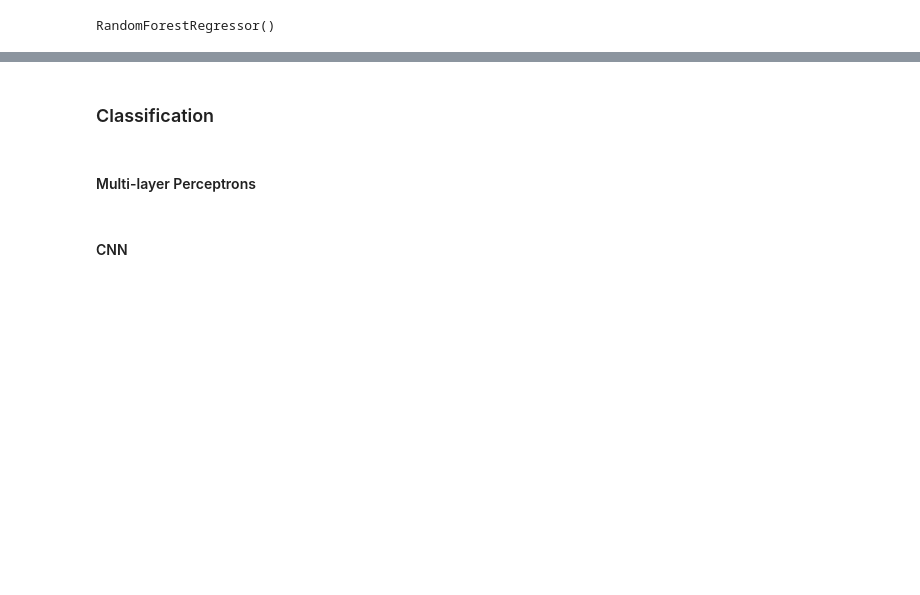
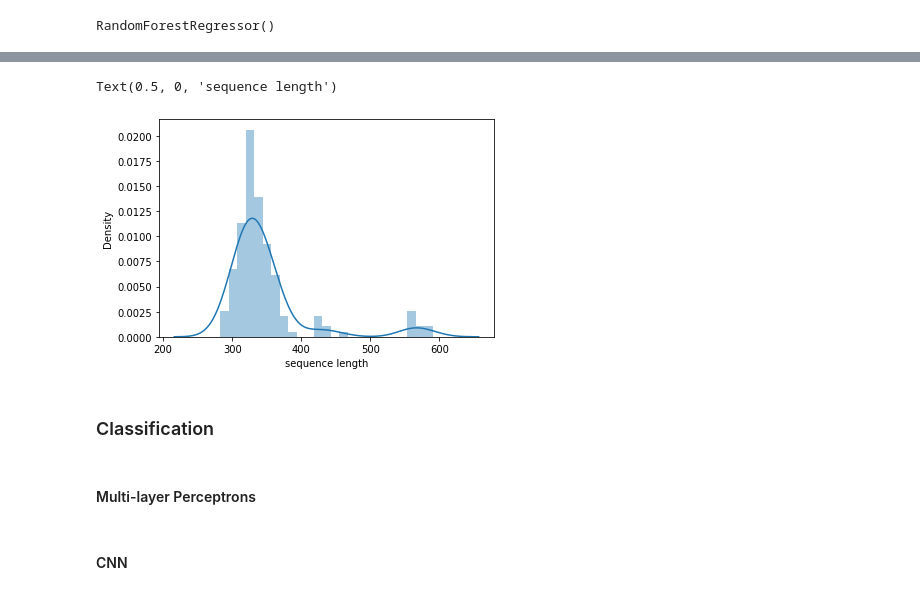
Before and after one commit to rmardian/intein-based-circuits, a Jupyter notebook: Sequence to Function Model.ipynb, the cells around one changed output, grey strips where cells are left out. Drawn from its saved outputs; the diff is of its cells as text; code cells hidden in the pictures; blank space fills up the shorter version.

```diff
--- a/Sequence to Function Model.ipynb
+++ b/Sequence to Function Model.ipynb
@@ -116,3 +166,9 @@ plt.ylim([0, 80000])
+# %%
+sns.distplot(df['len'])
+plt.xlabel('sequence length')
+# %% [output]
+Text(0.5, 0, 'sequence length')
+[figure, added]
 # %%
 activation = 'sigmoid'
 
```
Also changed, not shown: parts of 10 cells of this notebook, 14 other files.
